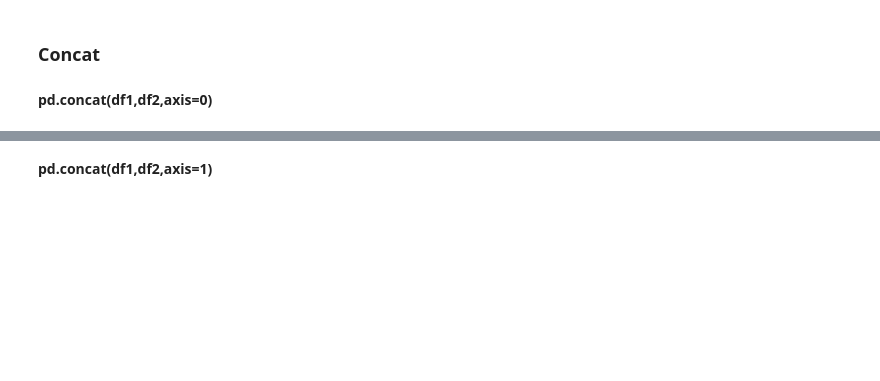
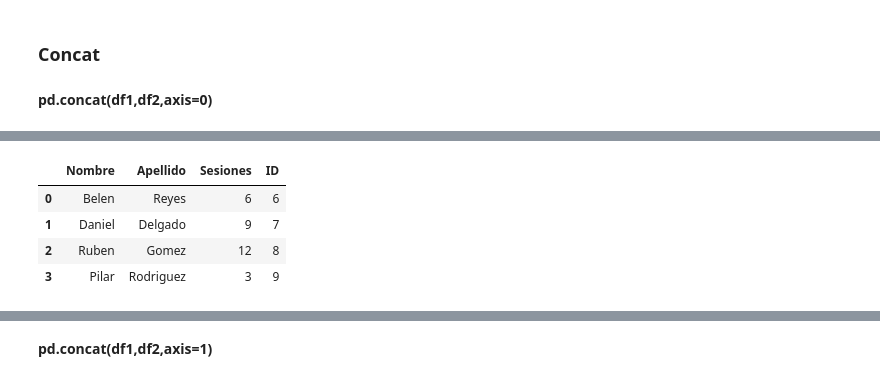
Before and after one commit to Agustin-Ber/Capacitacion-Python, a Jupyter notebook: Pandas/Pandas_Final.ipynb, the cells around one changed output, grey strips where cells are left out. Drawn from its saved outputs; the diff is of its cells as text; code cells hidden in the pictures; blank space fills up the shorter version.

```diff
--- a/Pandas/Pandas_Final.ipynb
+++ b/Pandas/Pandas_Final.ipynb
@@ -718,0 +788,18 @@ Las principales formas de merge son:
+# %%
+Lista_1 = ["Belen", "Daniel", "Ruben", "Pilar"]
+Lista_2 = ["Reyes", "Delgado", "Gomez", "Rodriguez"]
+Lista_3 = [6,9,12,3]
+Lista_4 = [6,7,8,9]
+
+f = {"Nombre": Lista_1,
+     "Apellido": Lista_2,
+     "Sesiones": Lista_3,
+      "ID": Lista_4}
+df_2 = pd.DataFrame(f)
+df_2
+# %% [output]
+|  | Nombre | Apellido | Sesiones | ID |
+| 0 | Belen | Reyes | 6 | 6 |
+| 1 | Daniel | Delgado | 9 | 7 |
+| 2 | Ruben | Gomez | 12 | 8 |
+| 3 | Pilar | Rodriguez | 3 | 9 |
```
Also changed, not shown: parts of 6 cells of this notebook.
